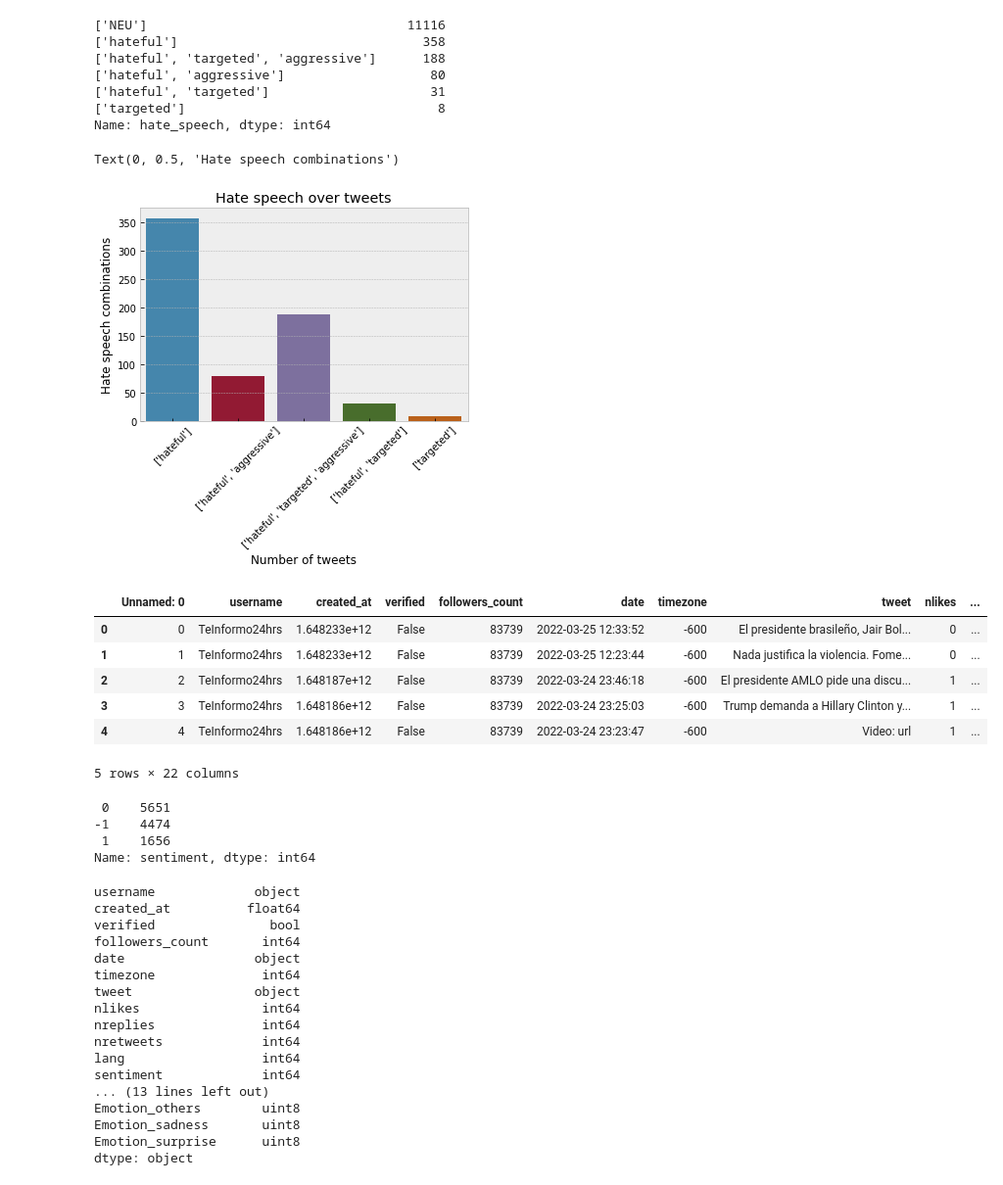
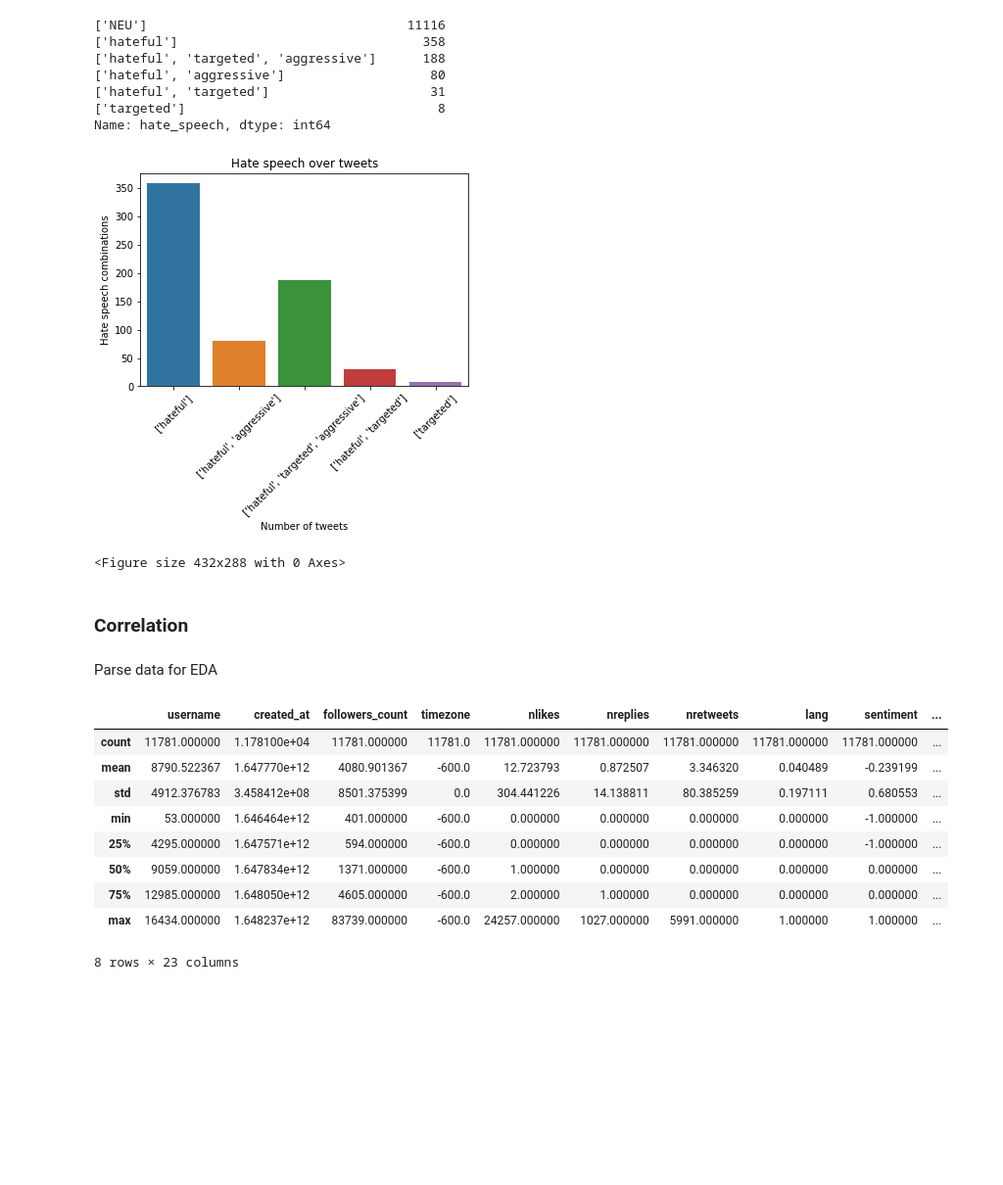
Before and after one commit to jose-tapia/When-to-publish-on-Twitter-in-Mexico, a Jupyter notebook: processing_results_tweets.ipynb, the cells around one changed output. Shown at 98% size. Drawn from its saved outputs; the diff is of its cells as text; code cells hidden in the pictures; blank space fills up the shorter version.

Commit message:
figures + clean notebook

```diff
--- a/processing_results_tweets.ipynb
+++ b/processing_results_tweets.ipynb
@@ -48,0 +30,7 @@ Index(['Unnamed: 0', 'username', 'created_at', 'verified', 'followers_count',
+# %%
+data = pd.read_csv("datasets/tweets_users.csv")
+data.drop(columns=['Unnamed: 0'], inplace=True)
+print('Shape of the dataframe:', data.shape)
+print('Number of usernames:', data['username'].nunique())
+print('Columns of the dataframe:', data.columns)
+data.head()
@@ -132,43 +152,52 @@ plt.title('Hate speech over tweets')
 plt.xlabel('Number of tweets')
 plt.xticks(rotation = 45) # Rotates X-Axis Ticks by 45-degrees
 plt.ylabel('Hate speech combinations')
+plt.show()
+plt.savefig('figures/hate_speech_tweets.png')
 # %% [output]
+[figure, new version]
-Text(0, 0.5, 'Hate speech combinations')
+<Figure size 432x288 with 0 Axes>
-[figure, old version]
+# %% [markdown]
+### Correlation
+# %% [markdown]
+Parse data for EDA
 # %%
 # Encoding setiment to {"Positive": 1, "Negative": -1, "Neutral":0}
 cleanup_nums = {'sentiment': {'POS': 1, 'NEG': -1, 'NEU': 0},'lang':{'es':0, 'en':1}}
 emotion_dummies = pd.get_dummies(data.emotion, prefix='Emotion')
+df = data.replace(cleanup_nums)
+df = pd.concat([df, emotion_dummies], axis=1)
 
-df = data.replace(cleanup_nums)
-import datetime
 def parse_date(date_str, info):
   date_parsed = datetime.datetime.fromisoformat(date_str)
   if info == 'year':
     return date_parsed.year
   elif info == 'month':
     return date_parsed.month
   elif info == 'day':
     return date_parsed.day
   elif info == 'hour':
     return date_parsed.hour
   elif info == 'minute':
     return date_parsed.minute
   elif info == 'second':
     return date_parsed.second
   elif info == 'minute_day':
     return date_parsed.hour * 60 + date_parsed.minute
 
 day_info = ['year', 'month', 'day', 'hour', 'minute', 'second', 'minute_day']
 for info in day_info:
   df[info] = df['date'].map(lambda date: parse_date(date, info))
 
-df.head()
+df.describe()
 # %% [output]
-|  | Unnamed: 0 | username | created_at | verified | followers_count | date | timezone | tweet | nlikes | ... |
-| 0 | 0 | TeInformo24hrs | 1.648233e+12 | False | 83739 | 2022-03-25 12:33:52 | -600 | El presidente brasileño, Jair Bol... | 0 | ... |
-| 1 | 1 | TeInformo24hrs | 1.648233e+12 | False | 83739 | 2022-03-25 12:23:44 | -600 | Nada justifica la violencia. Fome... | 0 | ... |
-| 2 | 2 | TeInformo24hrs | 1.648187e+12 | False | 83739 | 2022-03-24 23:46:18 | -600 | El presidente AMLO pide una discu... | 1 | ... |
-| 3 | 3 | TeInformo24hrs | 1.648186e+12 | False | 83739 | 2022-03-24 23:25:03 | -600 | Trump demanda a Hillary Clinton y... | 1 | ... |
-| 4 | 4 | TeInformo24hrs | 1.648186e+12 | False | 83739 | 2022-03-24 23:23:47 | -600 | Video: url | 1 | ... |
+|  | username | created_at | followers_count | timezone | nlikes | nreplies | nretweets | lang | sentiment | ... |
+| count | 11781.000000 | 1.178100e+04 | 11781.000000 | 11781.0 | 11781.000000 | 11781.000000 | 11781.000000 | 11781.000000 | 11781.000000 | ... |
+| mean | 8790.522367 | 1.647770e+12 | 4080.901367 | -600.0 | 12.723793 | 0.872507 | 3.346320 | 0.040489 | -0.239199 | ... |
+| std | 4912.376783 | 3.458412e+08 | 8501.375399 | 0.0 | 304.441226 | 14.138811 | 80.385259 | 0.197111 | 0.680553 | ... |
+| min | 53.000000 | 1.646464e+12 | 401.000000 | -600.0 | 0.000000 | 0.000000 | 0.000000 | 0.000000 | -1.000000 | ... |
+| 25% | 4295.000000 | 1.647571e+12 | 594.000000 | -600.0 | 0.000000 | 0.000000 | 0.000000 | 0.000000 | -1.000000 | ... |
+| 50% | 9059.000000 | 1.647834e+12 | 1371.000000 | -600.0 | 1.000000 | 0.000000 | 0.000000 | 0.000000 | 0.000000 | ... |
+| 75% | 12985.000000 | 1.648050e+12 | 4605.000000 | -600.0 | 2.000000 | 1.000000 | 0.000000 | 0.000000 | 0.000000 | ... |
+| max | 16434.000000 | 1.648237e+12 | 83739.000000 | -600.0 | 24257.000000 | 1027.000000 | 5991.000000 | 1.000000 | 1.000000 | ... |
-5 rows × 22 columns
+8 rows × 23 columns
@@ -177,7 +203,0 @@ df = pd.concat([df, emotion_dummies], axis=1)
-# %%
-df['sentiment'].value_counts(dropna=False)
-# %% [output]
- 0    5651
--1    4474
- 1    1656
-Name: sentiment, dtype: int64
@@ -186,25 +203,0 @@ df= df.drop(columns=['Unnamed: 0'])
-# %%
-# Dropping rows with empty sentiment
-df = df.dropna()
-
-
-# Checking types
-df.dtypes
-# %% [output]
-username             object
-created_at          float64
-verified               bool
-followers_count       int64
-date                 object
-timezone              int64
-tweet                object
-nlikes                int64
-nreplies              int64
-nretweets             int64
-lang                  int64
-sentiment             int64
-... (13 lines left out)
-Emotion_others        uint8
-Emotion_sadness       uint8
-Emotion_surprise      uint8
-dtype: object
```
Also changed, not shown: parts of 104 cells of this notebook, 30 other files.
